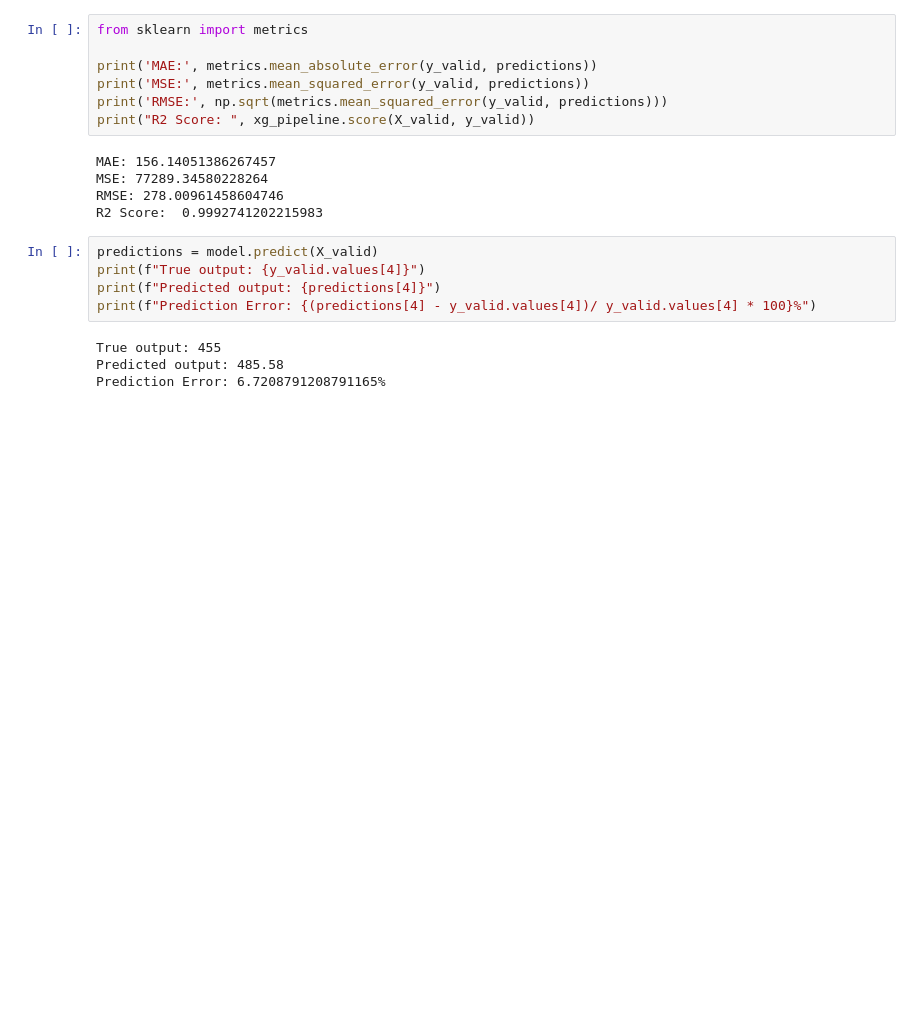
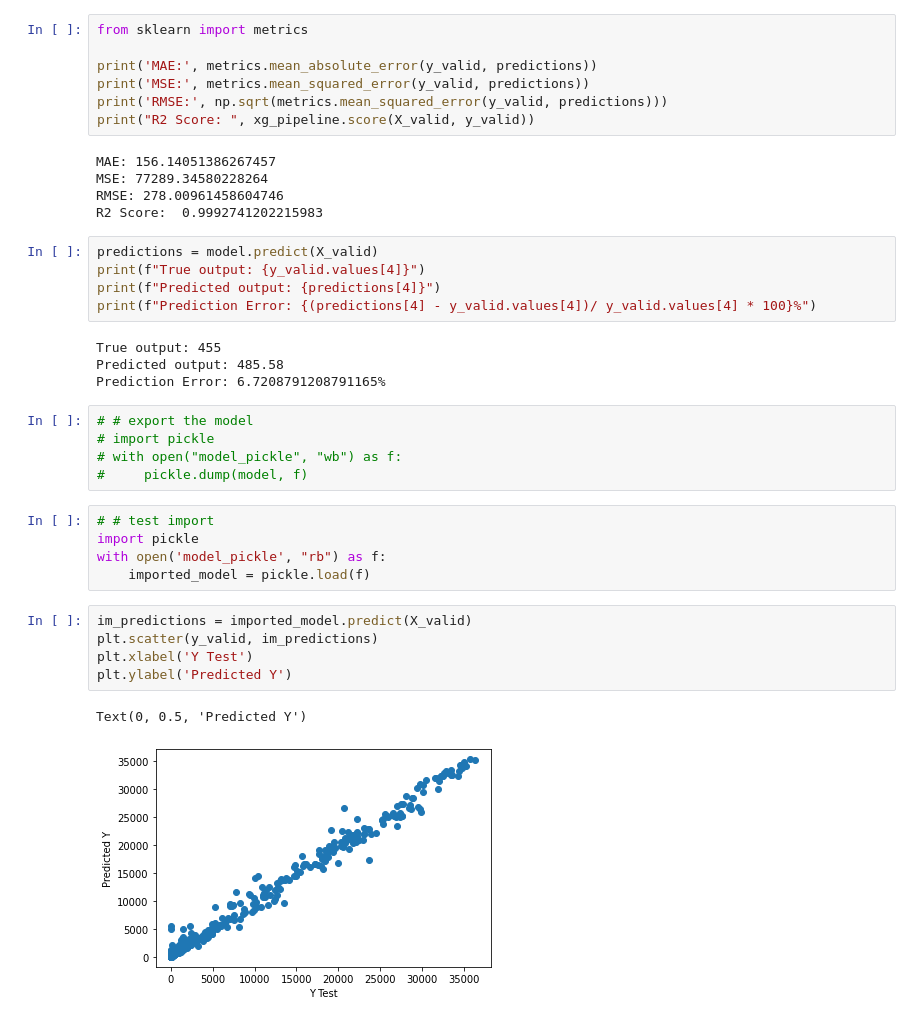
Before and after one commit to Agnij-Moitra/solar-sight, a Jupyter notebook: train.ipynb, the cells around one changed output. Drawn from its saved outputs; the diff is of its cells as text; blank space fills up the shorter version.

Commit message:
test imported model

```diff
--- a/train.ipynb
+++ b/train.ipynb
@@ -258,3 +258,21 @@ print(f"Prediction Error: {(predictions[4] - y_valid.values[4])/ y_valid.values[
 True output: 455
 Predicted output: 485.58
 Prediction Error: 6.7208791208791165%
+# %%
+# # export the model
+# import pickle
+# with open("model_pickle", "wb") as f:
+#     pickle.dump(model, f)
+# %%
+# # test import
+import pickle
+with open('model_pickle', "rb") as f:
+    imported_model = pickle.load(f)
+# %%
+im_predictions = imported_model.predict(X_valid)
+plt.scatter(y_valid, im_predictions)
+plt.xlabel('Y Test')
+plt.ylabel('Predicted Y')
+# %% [output]
+Text(0, 0.5, 'Predicted Y')
+[figure, added]
```
Also changed, not shown: parts of 1 cell of this notebook.
